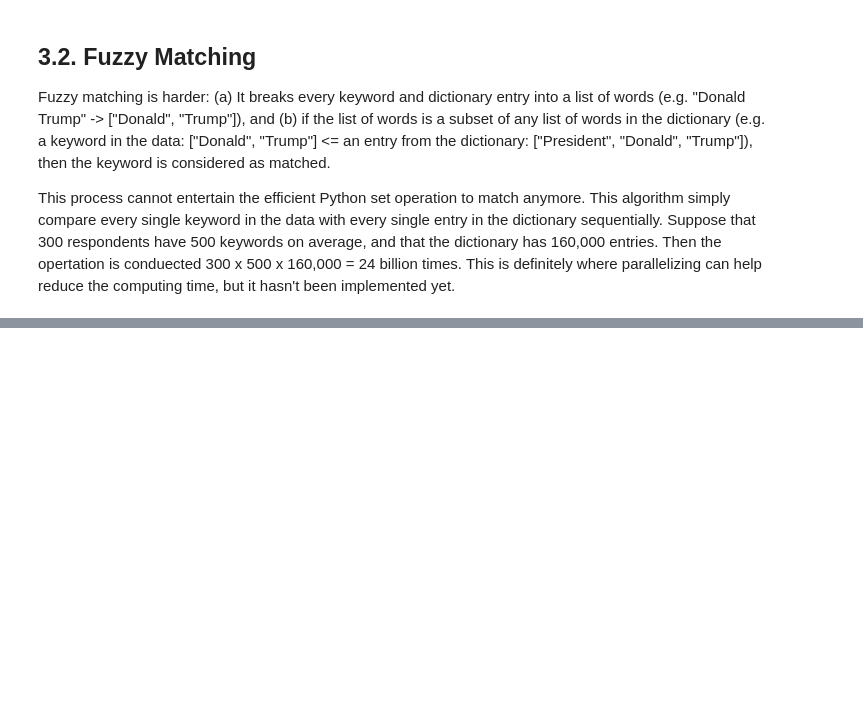
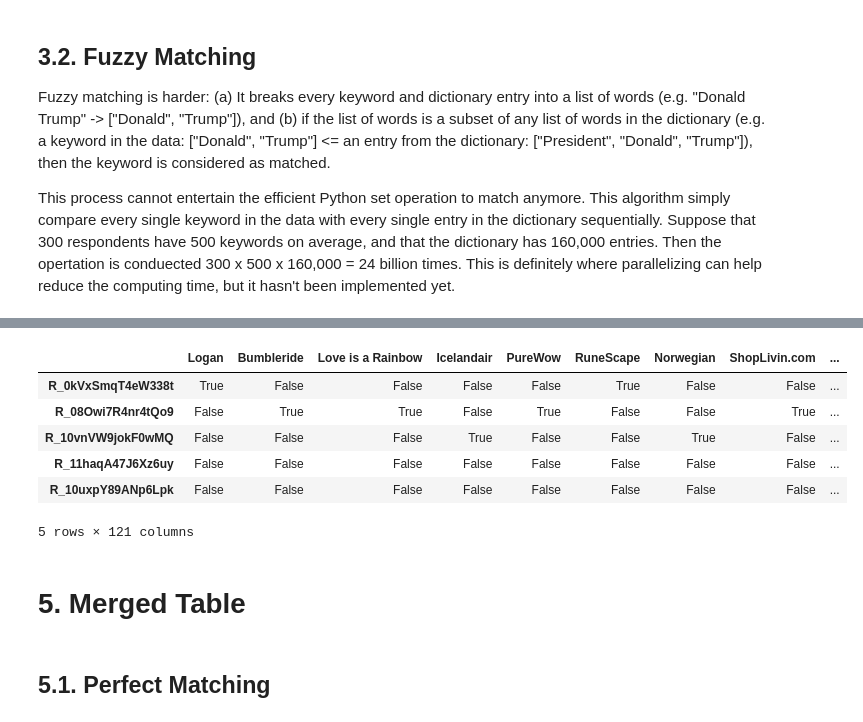
Before and after one commit to pakchank/civic_customization, a Jupyter notebook: Matching.ipynb, the cells around one changed output, grey strips where cells are left out. Cells and saved outputs as stored; diff of their text form; code cells hidden in the pictures; blank space fills up the shorter version.

```diff
--- a/Matching.ipynb
+++ b/Matching.ipynb
@@ -153,0 +226,32 @@ Index
+# %%
+def fuzzy_matching_norm(dict_keyword, dic):
+    matched_keywords = dict()
+    dic = [name_normal(item) for item in dic]
+
+    for key, value in dict_keyword.items():  # For each respondent
+        matched_keywords[key] = list()
+        for liked_word in value:             # For each keyword in the data
+            liked_word_norm = name_normal(liked_word)
+            for dic_word in dic:             # For each entry in the dictionary
+                if set(str(liked_word_norm).split()) <= set(str(dic_word).split()):   # If a splitted keyword is a subset of a splitted entry
+                    matched_keywords[key].append(liked_word)  # Then add the keyword in the matched keyword list
+                    break                                     # If the keyword was matched, stop matching with that keyword
+
+    return matched_keywords
+# %%
+%%time
+Index_fuzzy_norm = fuzzy_matching_norm(Index, dic)
+# %%
+df_Index_fuzzy_norm = expand_to_df(Index_fuzzy_norm)
+# %%
+df_Index_fuzzy_norm
+# %% [output]
+|  | Logan | Bumbleride | Love is a Rainbow | Icelandair | PureWow | RuneScape | Norwegian | ShopLivin.com | ... |
+| R_0kVxSmqT4eW338t | True | False | False | False | False | True | False | False | ... |
+| R_08Owi7R4nr4tQo9 | False | True | True | False | True | False | False | True | ... |
+| R_10vnVW9jokF0wMQ | False | False | False | True | False | False | True | False | ... |
+| R_11haqA47J6Xz6uy | False | False | False | False | False | False | False | False | ... |
+| R_10uxpY89ANp6Lpk | False | False | False | False | False | False | False | False | ... |
+5 rows × 121 columns
+# %% [markdown]
+# 5. Merged Table
@@ -153,0 +286,2 @@ Index
+# %% [markdown]
+## 5.1. Perfect Matching
```
Also changed, not shown: parts of 26 cells of this notebook.
